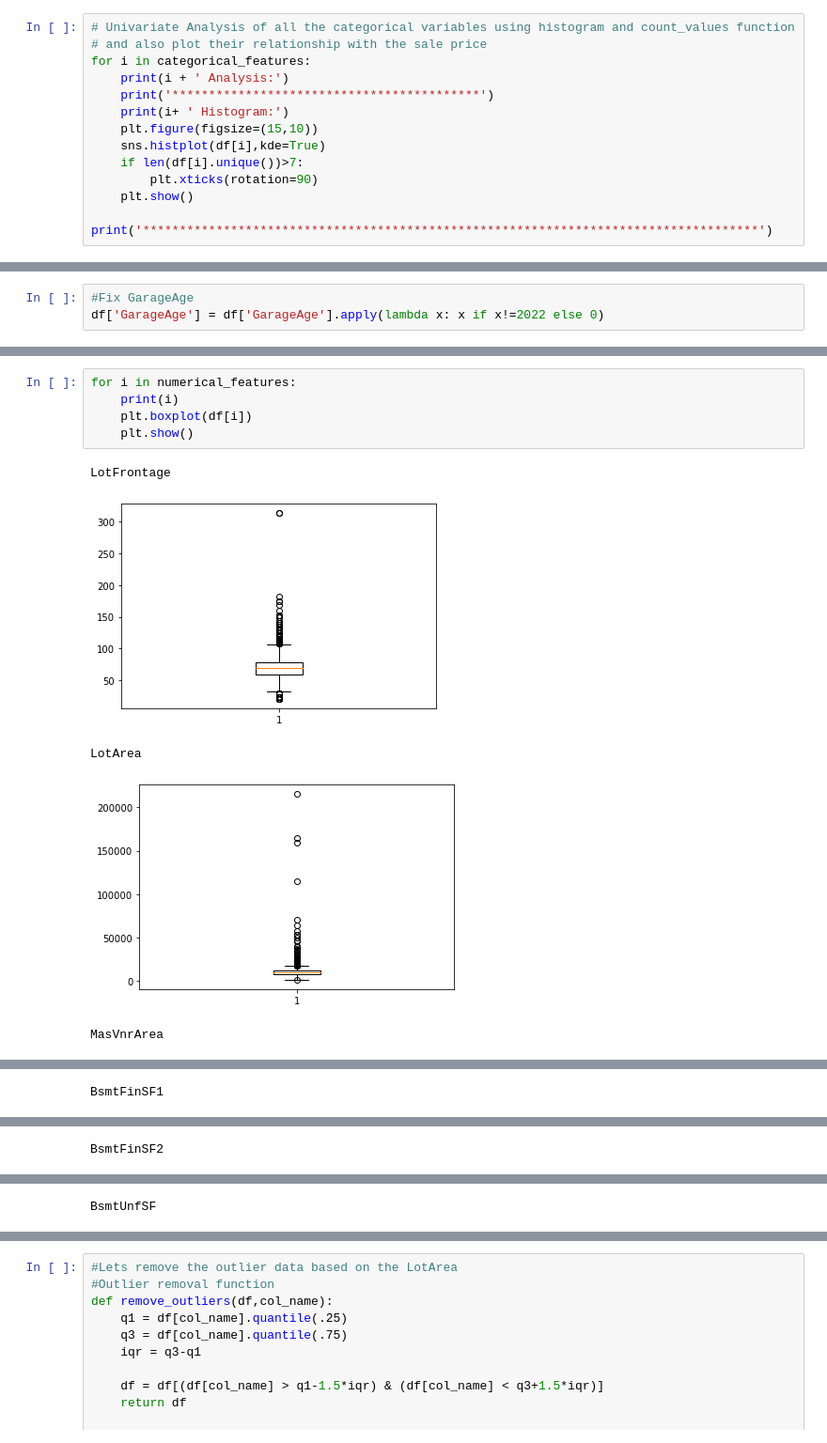
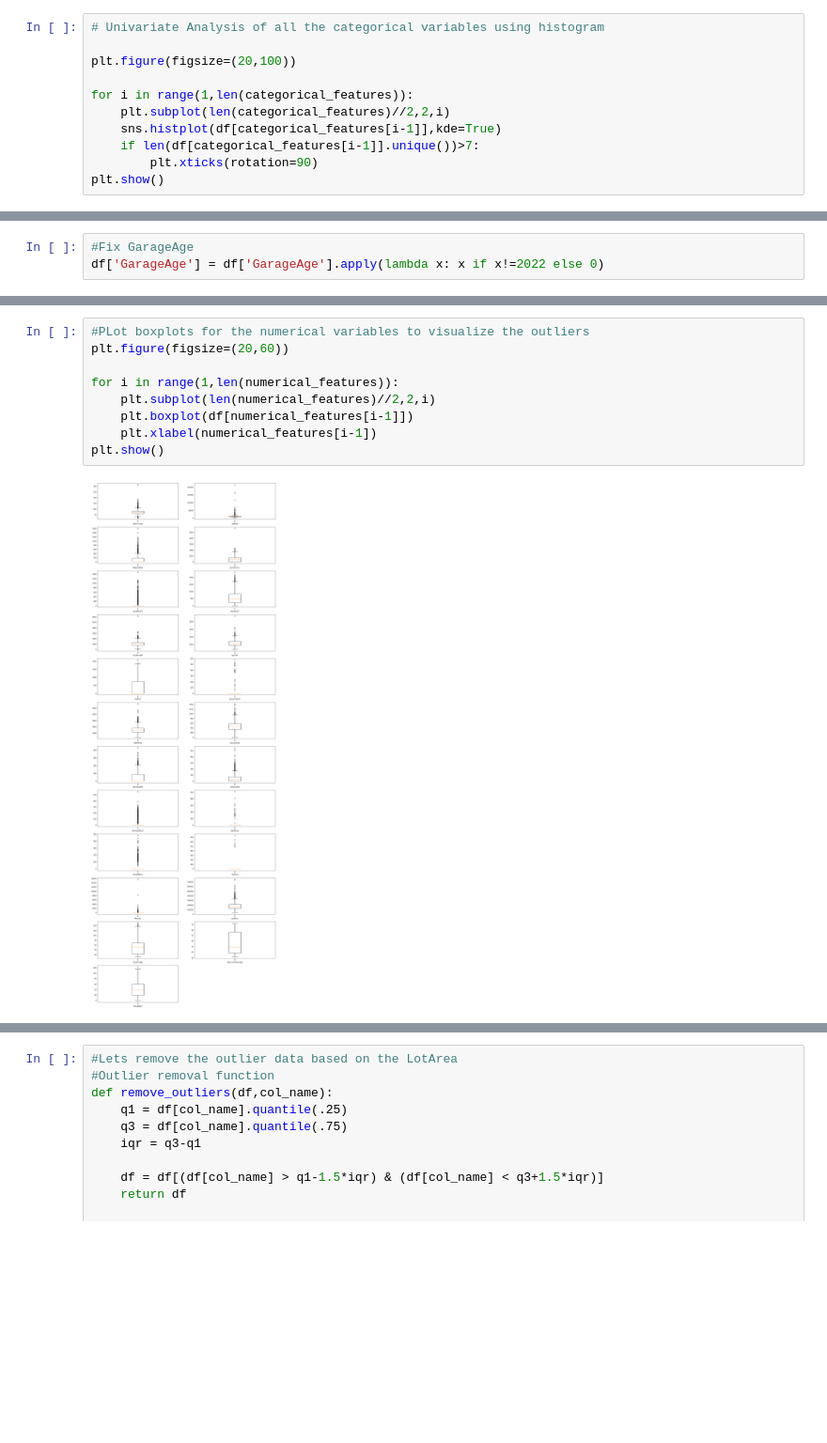
Before and after one commit to gautamjoshi1984/Advanced_Regression_Assignment, a Jupyter notebook: Advanced_Regression.ipynb, the cells around one changed output, grey strips where cells are left out. Shown at 94% size. Drawn from its saved outputs; the diff is of its cells as text; blank space fills up the shorter version.

```diff
--- a/Advanced_Regression.ipynb
+++ b/Advanced_Regression.ipynb
@@ -324,16 +324,14 @@ categorical_features, numerical_features = recalculate_feature_list(df)
 # %% [markdown]
 # EDA Univariate and Bivariate Analysis
 # %%
-# Univariate Analysis of all the categorical variables using histogram and count_values function
-# and also plot their relationship with the sale price
-for i in categorical_features:
-    print(i + ' Analysis:')
-    print('******************************************')
-    print(i+ ' Histogram:')
-    plt.figure(figsize=(15,10))
-    sns.histplot(df[i],kde=True)
-    if len(df[i].unique())>7:
+# Univariate Analysis of all the categorical variables using histogram
+
+plt.figure(figsize=(20,100))
+
+for i in range(1,len(categorical_features)):
+    plt.subplot(len(categorical_features)//2,2,i)
+    sns.histplot(df[categorical_features[i-1]],kde=True)
+    if len(df[categorical_features[i-1]].unique())>7:
         plt.xticks(rotation=90)
-    plt.show()
-    print('************************************************************************************')
+plt.show()
 # %% [output]
@@ -428,13 +397,13 @@ df[numerical_features].describe()
 | 75% | 79.000000 | 11600.000000 | 166.00000 | 707.000000 | 0.000000 | 808.000000 | 1297.500000 | 1391.000000 | 728.000000 | ... |
 | max | 313.000000 | 215245.000000 | 1600.00000 | 5644.000000 | 1474.000000 | 2336.000000 | 6110.000000 | 4692.000000 | 2065.000000 | ... |
 # %%
-for i in numerical_features:
-    print(i)
-    plt.boxplot(df[i])
-    plt.show()
+#PLot boxplots for the numerical variables to visualize the outliers
+plt.figure(figsize=(20,60))
+
+for i in range(1,len(numerical_features)):
+    plt.subplot(len(numerical_features)//2,2,i)
+    plt.boxplot(df[numerical_features[i-1]])
+    plt.xlabel(numerical_features[i-1])
+plt.show()
 # %% [output]
-LotFrontage
-[figure, old version]
+[figure, new version]
-LotArea
-[figure, removed]
-MasVnrArea
@@ -442 +409,0 @@ MasVnrArea
-BsmtFinSF1
@@ -444 +409,0 @@ BsmtFinSF1
-BsmtFinSF2
@@ -446 +409,0 @@ BsmtFinSF2
-BsmtUnfSF
```
Also changed, not shown: parts of 17 cells of this notebook.
